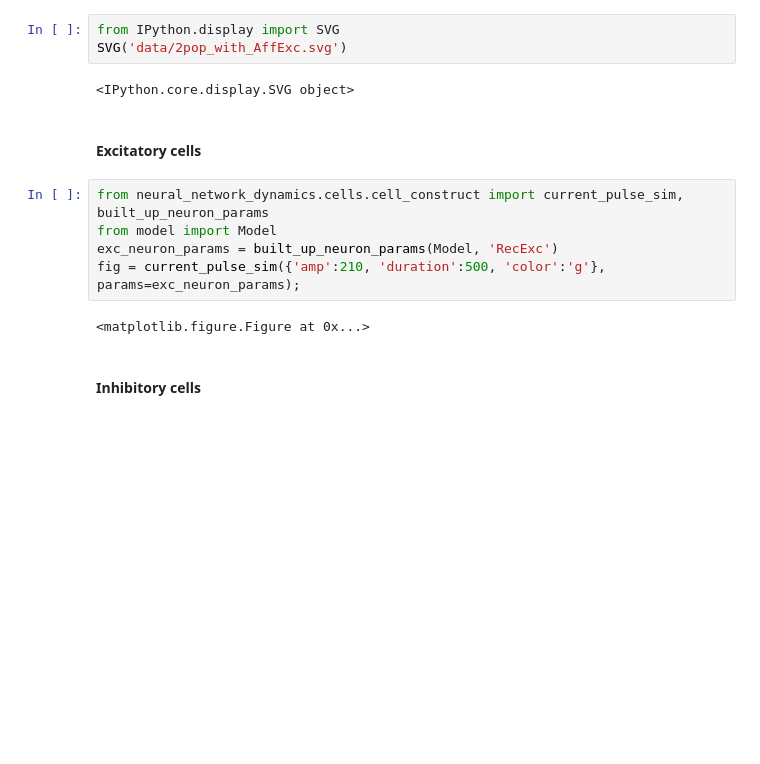
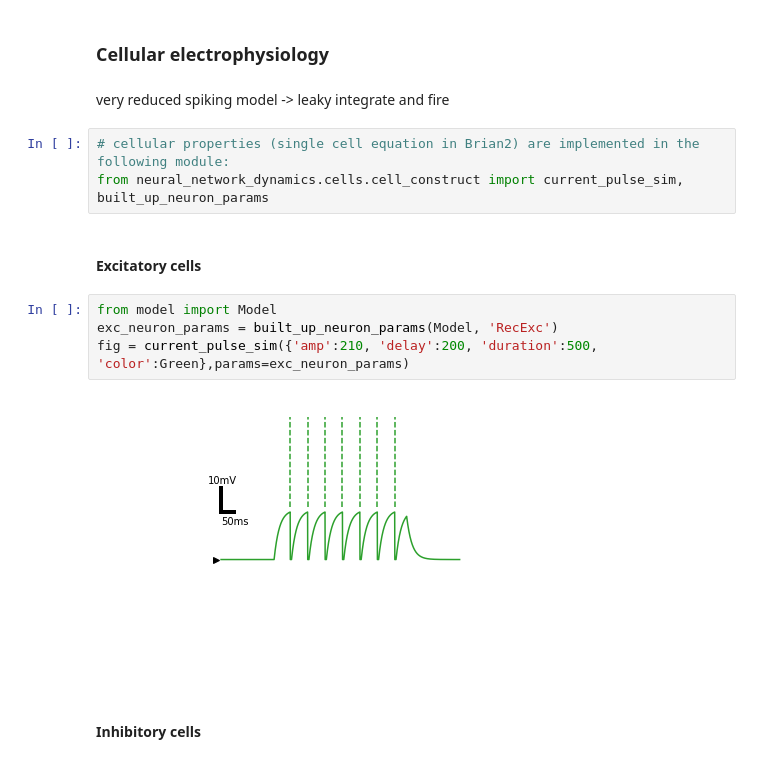
Before and after one commit to yzerlaut/notebook_papers, a Jupyter notebook: The_Spectrum_of_Asynch_Dynamics_2018.ipynb, the cells around one changed output. Drawn from its saved outputs; the diff is of its cells as text; blank space fills up the shorter version.

```diff
--- a/The_Spectrum_of_Asynch_Dynamics_2018.ipynb
+++ b/The_Spectrum_of_Asynch_Dynamics_2018.ipynb
@@ -98,17 +113,18 @@ txt_file.close()
-# %%
-from IPython.display import SVG
-SVG('data/2pop_with_AffExc.svg')
-# %% [output]
-<IPython.core.display.SVG object>
+# %% [markdown]
+### Cellular electrophysiology
+# %% [markdown]
+very reduced spiking model -> leaky integrate and fire
+# %%
+# cellular properties (single cell equation in Brian2) are implemented in the following module:
+from neural_network_dynamics.cells.cell_construct import current_pulse_sim, built_up_neuron_params
 # %% [markdown]
 #### Excitatory cells
 # %%
-from neural_network_dynamics.cells.cell_construct import current_pulse_sim, built_up_neuron_params
 from model import Model
 exc_neuron_params = built_up_neuron_params(Model, 'RecExc')
-fig = current_pulse_sim({'amp':210, 'duration':500, 'color':'g'}, params=exc_neuron_params);
+fig = current_pulse_sim({'amp':210, 'delay':200, 'duration':500, 'color':Green},params=exc_neuron_params)
 # %% [output]
-<matplotlib.figure.Figure at 0x...>
+[figure, added]
 # %% [markdown]
 #### Inhibitory cells
 # %%
```
Also changed, not shown: parts of 89 cells of this notebook, 1 other file.
